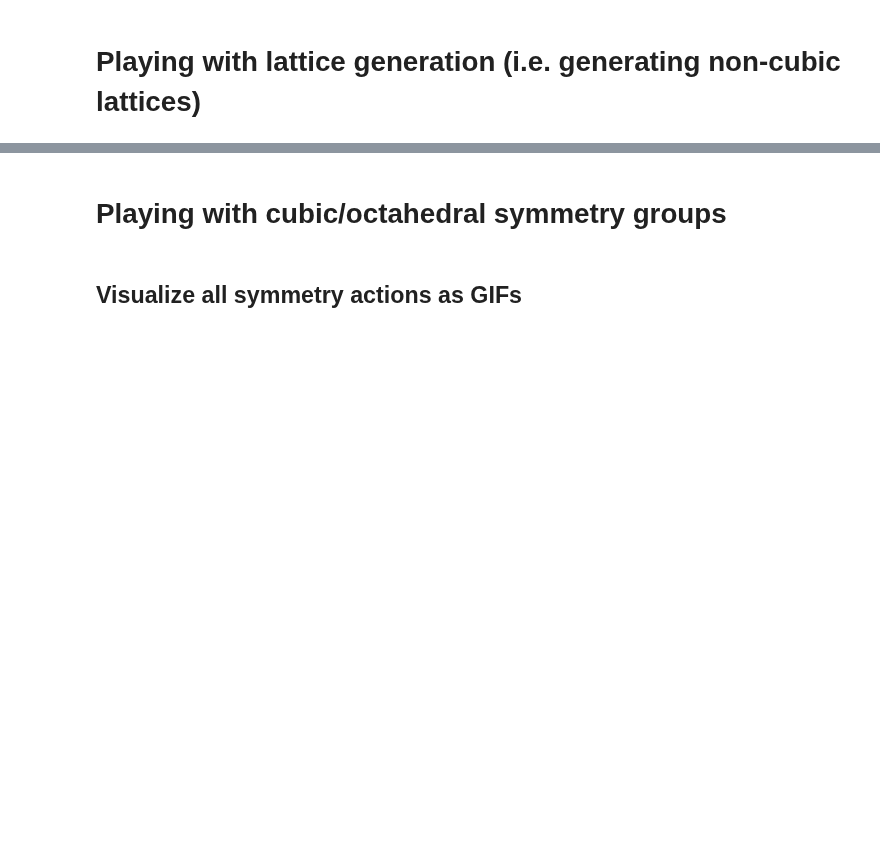
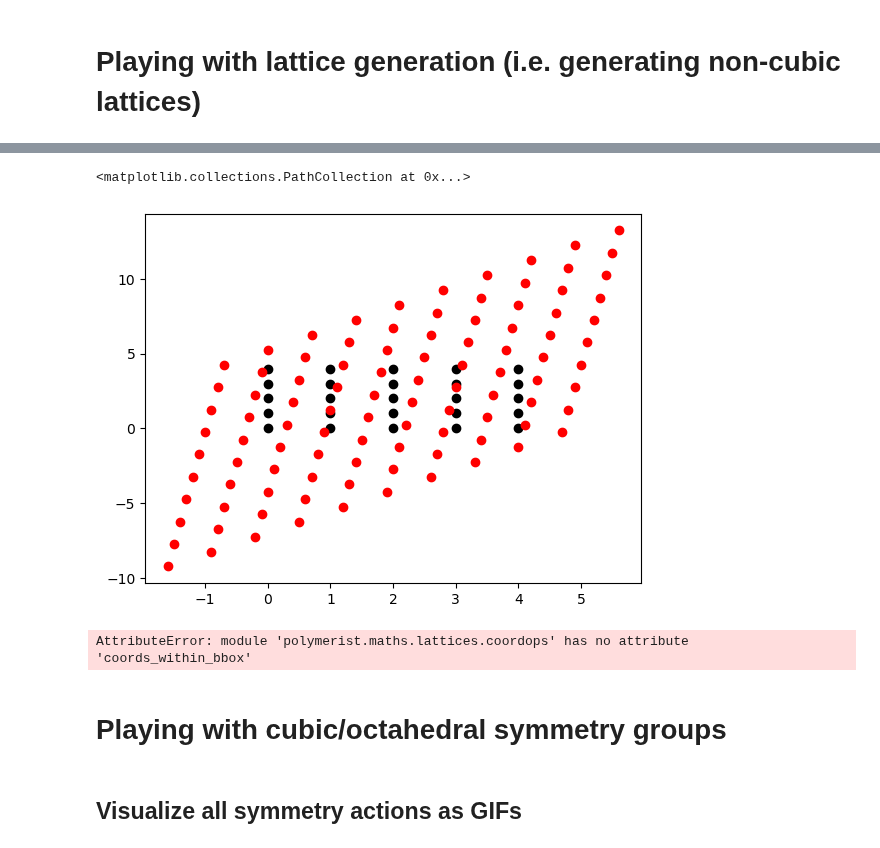
Before and after one commit to timbernat/NREL_polymers, a Jupyter notebook: coordgen.ipynb, the cells around one changed output, grey strips where cells are left out. Saved outputs shown, nothing was run; the diff lists cells and outputs as text; code cells hidden in the pictures; blank space fills up the shorter version.

```diff
--- a/coordgen.ipynb
+++ b/coordgen.ipynb
@@ -59,0 +80,36 @@ dists_to_point(trans, np.array([0,0,0]))
+# %%
+A = np.array([
+    [0.7, 0.1],
+    [1.0, 1.5],
+])
+
+scale = 2
+dims = np.array([5, 5])
+latt = CubicIntegerLattice(dims)
+big_latt = CubicIntegerLattice(scale * dims)
+
+latt_COM     = coordops.COM(latt.points)
+big_latt_COM = coordops.COM(big_latt.points)
+shear_COM = big_latt_COM @ A.T
+# translation = np.zeros(2)
+translation = latt_COM - shear_COM
+
+M = np.zeros((latt.n_dims+1, latt.n_dims+1))
+M[:latt.n_dims, :latt.n_dims] = A
+M[:-1, -1] = translation
+M[-1, -1] = 1
+
+shear = big_latt.affine_transformation(M)
+
+fig = plt.figure()
+ax  = fig.add_subplot()
+ax.scatter(*latt.points.T, color='k')
+ax.scatter(*shear.T      , color='r')
+# ax.scatter(*shear_rev.T  , color='r')
+# %% [output]
+<matplotlib.collections.PathCollection at 0x...>
+[figure, added]
+# %%
+coordops.coords_within_bbox(shear, *coordops.bonding_box_extrema(latt))
+# %% [output]
+AttributeError: module 'polymerist.maths.lattices.coordops' has no attribute 'coords_within_bbox'
```
Also changed, not shown: parts of 9 cells of this notebook.
